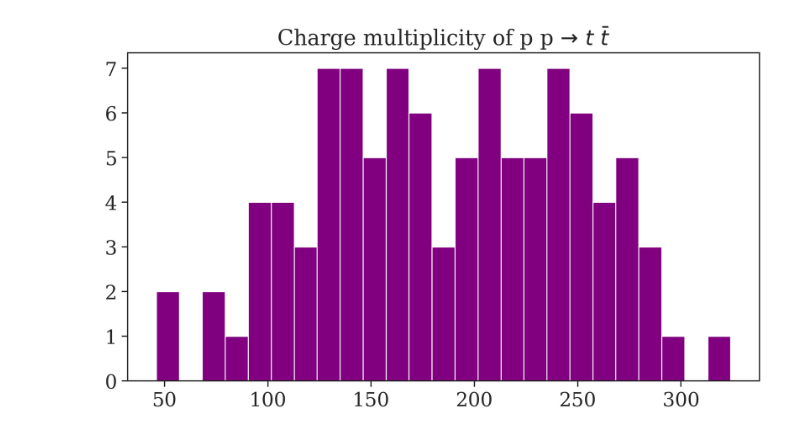
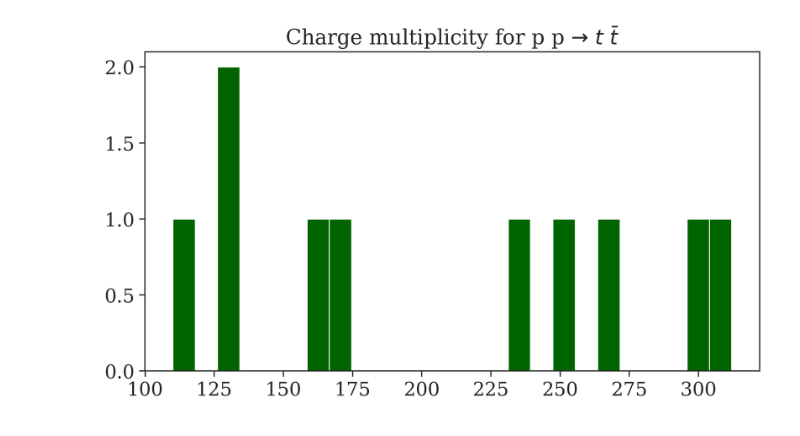
Before and after one commit to viniciusrocca/simulationsSM, a Jupyter notebook: pp2ttbar/ChargeMultiplicity.ipynb, the cells around one changed output. Drawn from its saved outputs; the diff is of its cells as text; code cells hidden in the pictures.

Commit message:
Update charge multiplicity

```diff
--- a/pp2ttbar/ChargeMultiplicity.ipynb
+++ b/pp2ttbar/ChargeMultiplicity.ipynb
@@ -30,13 +30,14 @@ for particle in root:
 # %%
 hist = []
 #Reading the file
-for e in pylheV.readLHE('pp_2_ttbar.lhe'):
+for e in pylheV.readLHE('ChargeMultiplicity.lhe'):
     count = 0
     for i in range(int(getattr(e.eventinfo,'nparticles'))):
         #Getting the attributes
         particle_id = abs(getattr(e.particles[i],'id'))
         particle_status = getattr(e.particles[i],'status')
 
+        #Verifying if the particle is final and charged
         if (particle_status > 0) and (particlesDict[particle_id]['chargeType'] != 0):
             count = count+1
     hist.append(count)
@@ -43,9 +53,23 @@ for e in pylheV.readLHE('pp_2_ttbar.lhe'):
+# %%
+hist1 = []
+#Reading the file
+for e in pylheV.readLHE('pp_2_ttbar.lhe'):
+    count = 0
+    for i in range(int(getattr(e.eventinfo,'nparticles'))):
+        #Getting the attributes
+        particle_id = abs(getattr(e.particles[i],'id'))
+        particle_status = getattr(e.particles[i],'status')
+
+        #Verifying if the particle is final and charged
+        if (particle_status > 0) and (particlesDict[particle_id]['chargeType'] != 0):
+            count = count+1
+    hist1.append(count)
 # %%
 #Ploting the charge multiplicity
 fig = plt.figure(figsize = [9.2,4.9], dpi = 300)
-histogram = plt.hist(hist, bins = 25, color = 'purple')
+histogram = plt.hist(hist1, bins = 25, color = 'darkgreen')
 
-plt.title(r'Charge multiplicity of p p $\to$ $t$ $\bar{t}$')
+plt.title(r'Charge multiplicity for p p $\to$ $t$ $\bar{t}$')
 plt.show()
 # %% [output]
-[figure, old version]
+[figure, new version]
```
Also changed, not shown: parts of 1 cell of this notebook, 1 other file.
